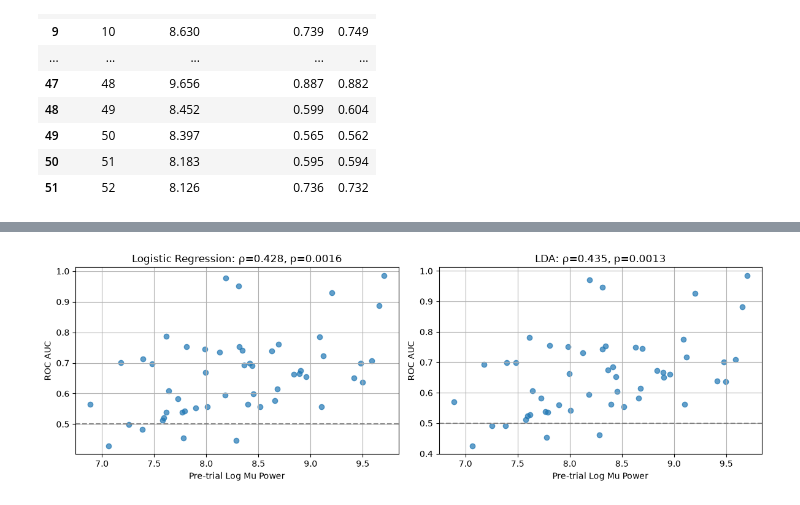
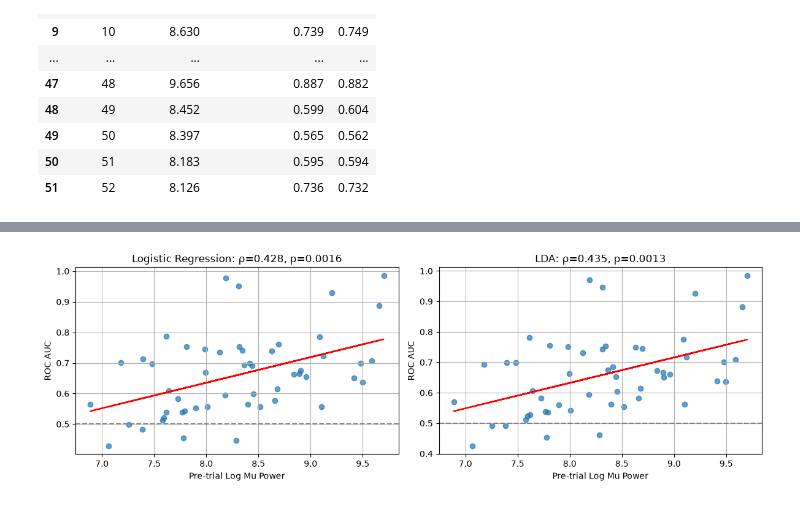
Before and after one commit to alarxx/BCI_Midterm_Project, a Jupyter notebook: project.ipynb, the cells around one changed output, grey strips where cells are left out. Saved outputs shown, nothing was run; the diff lists cells and outputs as text; code cells hidden in the pictures.

```diff
--- a/project.ipynb
+++ b/project.ipynb
@@ -1241,22 +1475,29 @@ display(df.round(3))
 # %%
 from scipy.stats import spearmanr
-
 
 fig, axes = plt.subplots(1, 2, figsize=(12, 4))
 
 for ax, name in zip(axes, models.keys()):
-    rho, p = spearmanr(df["Baseline Mu"], df[name])
+    x = df["Baseline Mu"]
+    y = df[name]
 
-    ax.scatter(df["Baseline Mu"], df[name], alpha=0.7)
+    rho, p = spearmanr(x, y)
+
+    ax.scatter(x, y, alpha=0.7)
+
+    # Linear trend
+    slope, intercept = np.polyfit(x, y, 1)
+    ax.plot(x, slope * x + intercept, color="red")
+
     ax.axhline(0.5, color="gray", linestyle="--")
     ax.set(
         xlabel="Pre-trial Log Mu Power",
         ylabel="ROC AUC",
         title=f"{name}: ρ={rho:.3f}, p={p:.4f}"
     )
     ax.grid()
 
 plt.tight_layout()
 plt.show()
 # %% [output]
-[figure, old version]
+[figure, new version]
```
Also changed, not shown: parts of 30 cells of this notebook, 1 other file.
